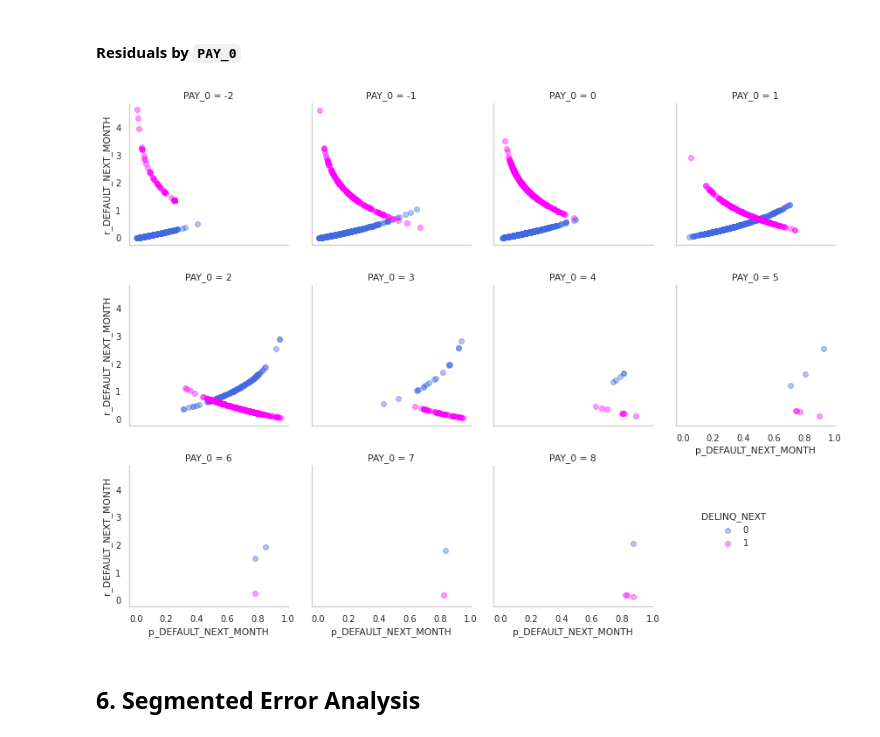
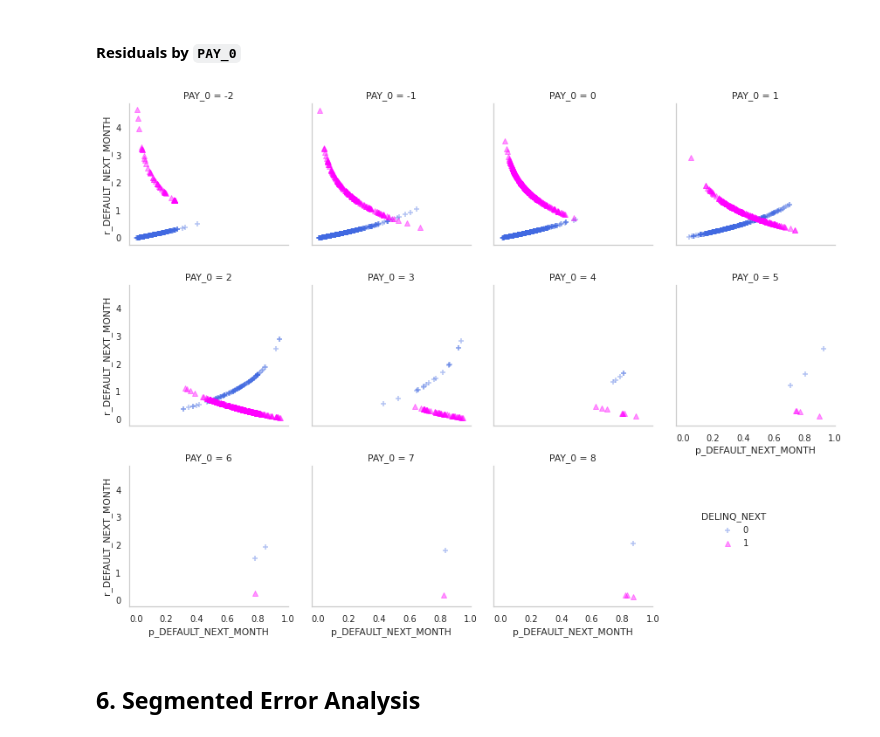
Before and after one commit to ml-for-high-risk-apps-book/Machine-Learning-for-High-Risk-Applications-Book, a Jupyter notebook: code/Chapter-8/Residual_Analysis_for_XGBoost.ipynb, the cells around one changed output. Drawn from its saved outputs; the diff is of its cells as text; code cells hidden in the pictures.

```diff
--- a/code/Chapter-8/Residual_Analysis_for_XGBoost.ipynb
+++ b/code/Chapter-8/Residual_Analysis_for_XGBoost.ipynb
@@ -477,16 +480,19 @@ valid_yhat_sorted.head() # large positive residuals
 # %%
 # some seaborn configs
 sns.set(font_scale=0.9)                                         # legible font size
 sns.set_style('whitegrid', {'axes.grid': False})                # white background, no grid in plots
 sns.set_palette(sns.color_palette(["#4169e1", "#ff00ff"]))      # consistent colors
 
 # facet grid of residuals by PAY_0
 sorted_ =valid_yhat.sort_values(by='PAY_0')                     # sort for better layout of by-groups
-g = sns.FacetGrid(sorted_, col='PAY_0', hue=y, col_wrap=4)      # init grid
+g = sns.FacetGrid(sorted_, col='PAY_0', hue=y, col_wrap=4,
+                  hue_kws=dict(marker=["+", "^"]))              # init grid
 _ = g.map(plt.scatter, yhat, resid, alpha=0.4)                  # plot points
 _ = g.add_legend(bbox_to_anchor=(0.82, 0.2))                    # legend
+
+plt.savefig('image.svg')
 # %% [output]
-[figure, old version]
+[figure, new version]
 # %% [markdown]
 ## 6. Segmented Error Analysis
 # %% [markdown]
```
Also changed, not shown: parts of 11 cells of this notebook.
